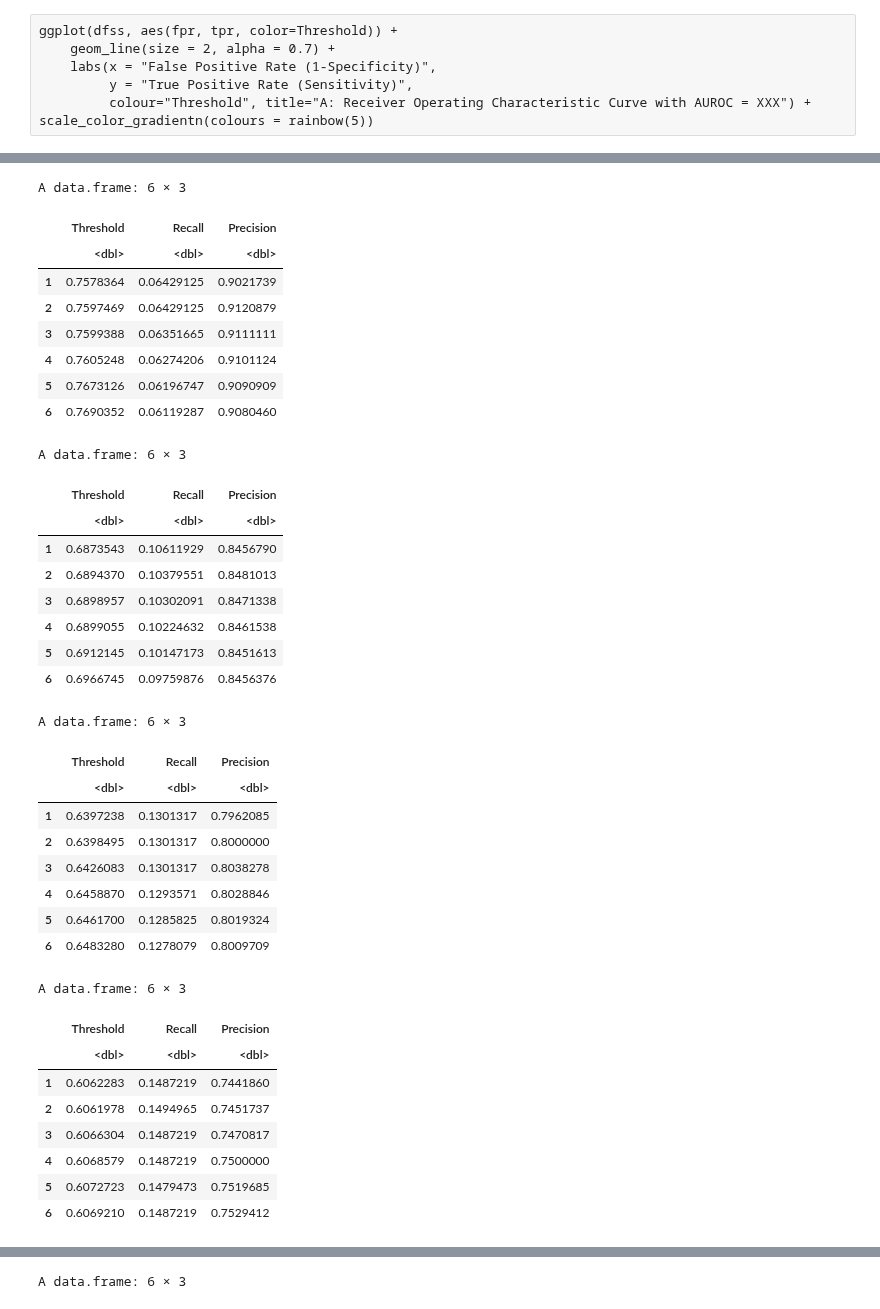
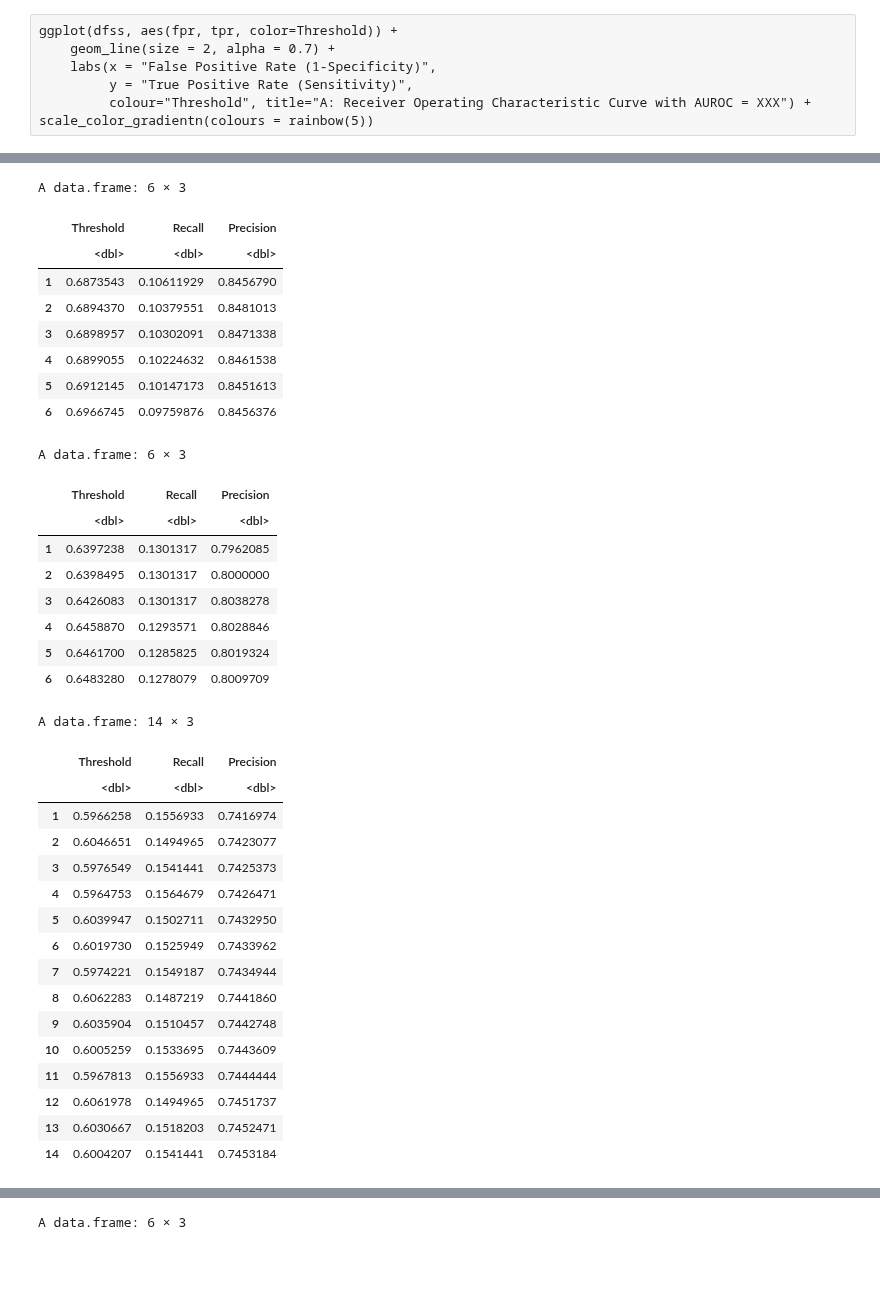
Before and after one commit to Minh084/TDA, a Jupyter notebook: shc2021/20_model_performance_R.ipynb, the cells around one changed output, grey strips where cells are left out. Saved outputs shown, nothing was run; the diff lists cells and outputs as text; code cells hidden in the pictures; blank space fills up the shorter version.

```diff
--- a/shc2021/20_model_performance_R.ipynb
+++ b/shc2021/20_model_performance_R.ipynb
@@ -1368,44 +1379,41 @@ A data.frame: 6 × 3
 # %%
-head(dfpr024 %>% filter(round(Precision, 2) >= 0.90) %>% arrange(Threshold))
 head(dfpr024 %>% filter(round(Precision, 2) >= 0.85) %>% arrange(Threshold))
 head(dfpr024 %>% filter(round(Precision, 2) >= 0.80) %>% arrange(Threshold))
 
-# head(dfpr %>% filter(round(Threshold, 2) > 0.70) %>% arrange(Precision))
-head(dfpr024 %>% filter(round(Threshold, 2) >= t) %>% arrange(Precision))
+head(dfpr024 %>% filter(round(Threshold, 2) >= t) %>% arrange(Precision), 14)
 # %% [output]
 A data.frame: 6 × 3
 |  | Threshold | Recall | Precision |
 |  | <dbl> | <dbl> | <dbl> |
-| 1 | 0.7578364 | 0.06429125 | 0.9021739 |
-| 2 | 0.7597469 | 0.06429125 | 0.9120879 |
-| 3 | 0.7599388 | 0.06351665 | 0.9111111 |
-| 4 | 0.7605248 | 0.06274206 | 0.9101124 |
-| 5 | 0.7673126 | 0.06196747 | 0.9090909 |
-| 6 | 0.7690352 | 0.06119287 | 0.9080460 |
+| 1 | 0.6873543 | 0.10611929 | 0.8456790 |
+| 2 | 0.6894370 | 0.10379551 | 0.8481013 |
+| 3 | 0.6898957 | 0.10302091 | 0.8471338 |
+| 4 | 0.6899055 | 0.10224632 | 0.8461538 |
+| 5 | 0.6912145 | 0.10147173 | 0.8451613 |
+| 6 | 0.6966745 | 0.09759876 | 0.8456376 |
 A data.frame: 6 × 3
 |  | Threshold | Recall | Precision |
 |  | <dbl> | <dbl> | <dbl> |
-| 1 | 0.6873543 | 0.10611929 | 0.8456790 |
-| 2 | 0.6894370 | 0.10379551 | 0.8481013 |
-| 3 | 0.6898957 | 0.10302091 | 0.8471338 |
-| 4 | 0.6899055 | 0.10224632 | 0.8461538 |
-| 5 | 0.6912145 | 0.10147173 | 0.8451613 |
-| 6 | 0.6966745 | 0.09759876 | 0.8456376 |
+| 1 | 0.6397238 | 0.1301317 | 0.7962085 |
+| 2 | 0.6398495 | 0.1301317 | 0.8000000 |
+| 3 | 0.6426083 | 0.1301317 | 0.8038278 |
+| 4 | 0.6458870 | 0.1293571 | 0.8028846 |
+| 5 | 0.6461700 | 0.1285825 | 0.8019324 |
+| 6 | 0.6483280 | 0.1278079 | 0.8009709 |
-A data.frame: 6 × 3
+A data.frame: 14 × 3
 |  | Threshold | Recall | Precision |
 |  | <dbl> | <dbl> | <dbl> |
-| 1 | 0.6397238 | 0.1301317 | 0.7962085 |
-| 2 | 0.6398495 | 0.1301317 | 0.8000000 |
-| 3 | 0.6426083 | 0.1301317 | 0.8038278 |
-| 4 | 0.6458870 | 0.1293571 | 0.8028846 |
-| 5 | 0.6461700 | 0.1285825 | 0.8019324 |
-| 6 | 0.6483280 | 0.1278079 | 0.8009709 |
+| 1 | 0.5966258 | 0.1556933 | 0.7416974 |
+| 2 | 0.6046651 | 0.1494965 | 0.7423077 |
+| 3 | 0.5976549 | 0.1541441 | 0.7425373 |
+| 4 | 0.5964753 | 0.1564679 | 0.7426471 |
+| 5 | 0.6039947 | 0.1502711 | 0.7432950 |
+| 6 | 0.6019730 | 0.1525949 | 0.7433962 |
+| 7 | 0.5974221 | 0.1549187 | 0.7434944 |
+| 8 | 0.6062283 | 0.1487219 | 0.7441860 |
+| 9 | 0.6035904 | 0.1510457 | 0.7442748 |
+| 10 | 0.6005259 | 0.1533695 | 0.7443609 |
+| 11 | 0.5967813 | 0.1556933 | 0.7444444 |
+| 12 | 0.6061978 | 0.1494965 | 0.7451737 |
+| 13 | 0.6030667 | 0.1518203 | 0.7452471 |
+| 14 | 0.6004207 | 0.1541441 | 0.7453184 |
-A data.frame: 6 × 3
-|  | Threshold | Recall | Precision |
-|  | <dbl> | <dbl> | <dbl> |
-| 1 | 0.6062283 | 0.1487219 | 0.7441860 |
-| 2 | 0.6061978 | 0.1494965 | 0.7451737 |
-| 3 | 0.6066304 | 0.1487219 | 0.7470817 |
-| 4 | 0.6068579 | 0.1487219 | 0.7500000 |
-| 5 | 0.6072723 | 0.1479473 | 0.7519685 |
-| 6 | 0.6069210 | 0.1487219 | 0.7529412 |
```
Also changed, not shown: parts of 14 cells of this notebook.
